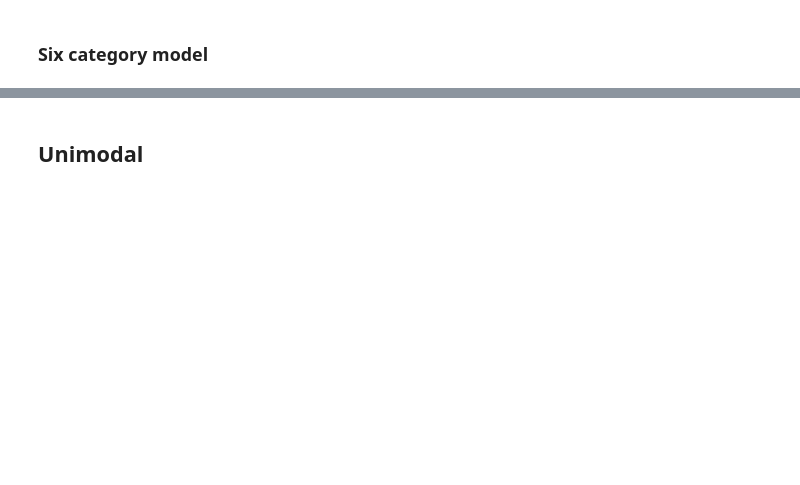
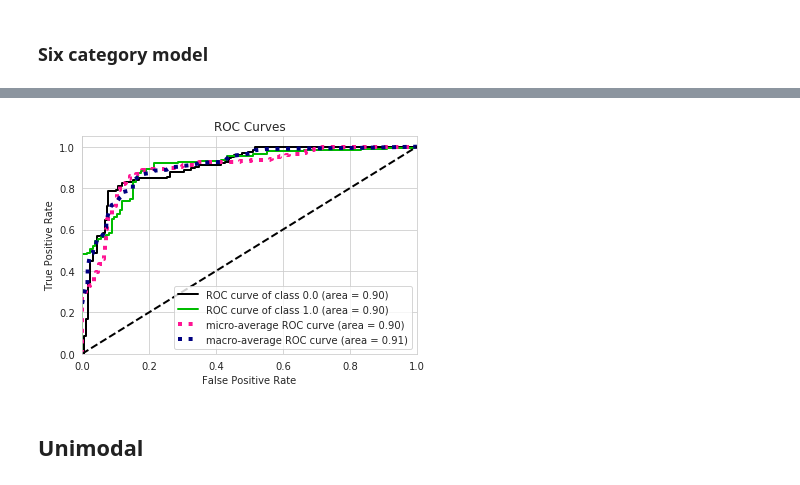
Before and after one commit to mjkleiman/streamlineAD, a Jupyter notebook: KleimanPhD_Chp4.ipynb, the cells around one changed output, grey strips where cells are left out. Saved outputs shown, nothing was run; the diff lists cells and outputs as text; code cells hidden in the pictures; blank space fills up the shorter version.

```diff
--- a/KleimanPhD_Chp4.ipynb
+++ b/KleimanPhD_Chp4.ipynb
@@ -2010,0 +2073,2 @@ F1:              0.8404907975460123
+# %%
+model.fit([adni_pair_mem, adni_pair_exe, adni_pair_lng, adni_pair_faq, adni_pair_phm, adni_pair_dem], df_adni_pair_y2, batch_size=1000, epochs=2500, validation_split=0.2)
@@ -2011,3 +2106,11 @@ F1:              0.8404907975460123
+# %%
+clinic_proba = model.predict([clinic_pair_mem, clinic_pair_exe, clinic_pair_lng, clinic_pair_faq, clinic_pair_phm, clinic_pair_dem])
+clinic_proba = np.append(np.subtract(1, clinic_proba),clinic_proba, axis=1)
+roc = skplt.metrics.plot_roc(sm_clinic_pair_y2.to_numpy(), clinic_proba)
+fig = roc.get_figure()
+fig.savefig(f'{dir}/Figures/roc_ehr_bi_6cat_3cog_2', dpi=300)
+# %% [output]
+[figure, added]
 # %% [markdown]
 ## Unimodal
 # %%
```
Also changed, not shown: parts of 25 cells of this notebook.
